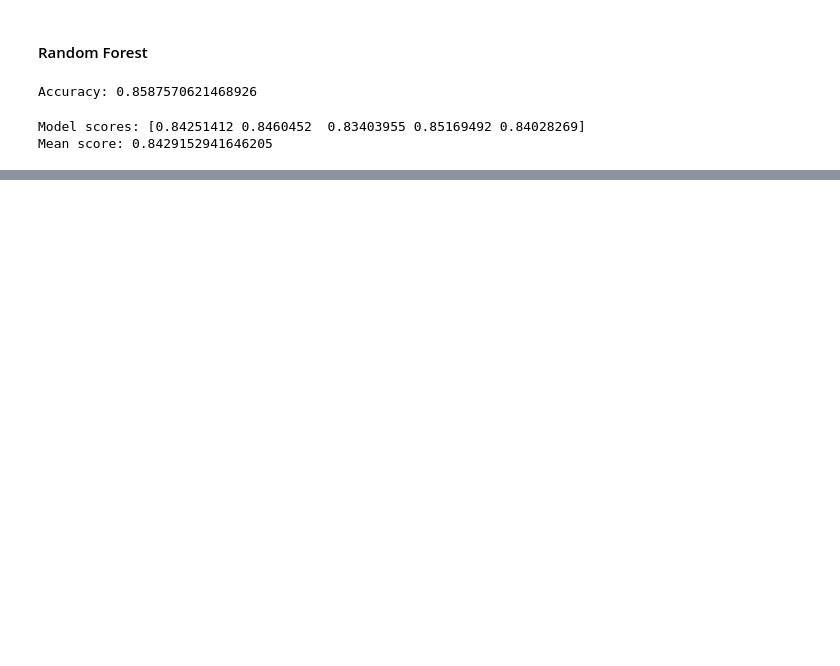
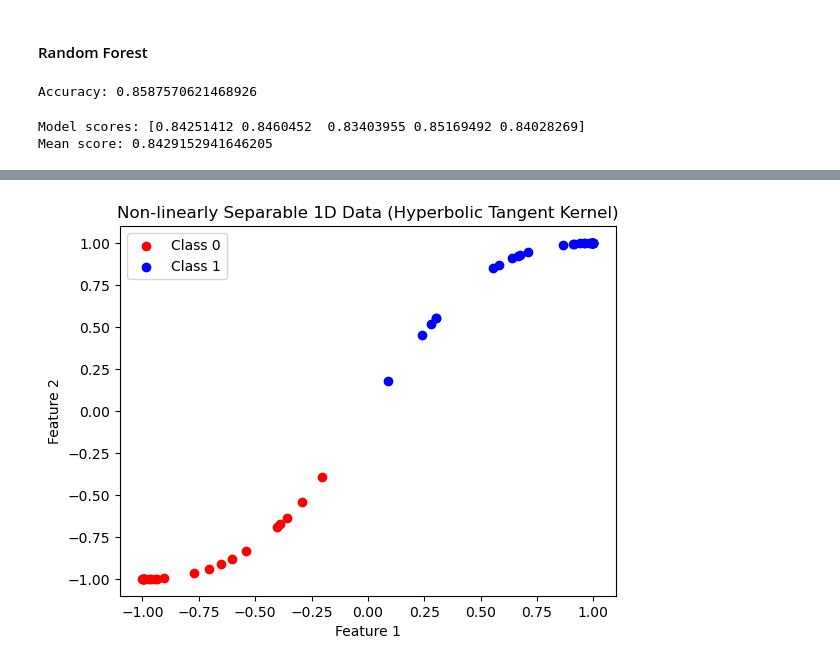
Before and after one commit to mgrana2/Logistic-and-Tree-Based-Models, a Jupyter notebook: SDatingModelComp.ipynb, the cells around one changed output, grey strips where cells are left out. Drawn from its saved outputs; the diff is of its cells as text; code cells hidden in the pictures; blank space fills up the shorter version.

```diff
--- a/SDatingModelComp.ipynb
+++ b/SDatingModelComp.ipynb
@@ -232,0 +359,27 @@ Mean score: 0.8429152941646205
+# %%
+def hyperbolic_tangent_kernel(X1, X2, alpha=1, beta=0):
+    return np.tanh(alpha * np.dot(X1, X2.T) + beta)
+
+# Compute kernel matrix
+# K = hyperbolic_tangent_kernel(X, X)
+
+# Project points into high-dimensional feature space
+Z = np.zeros((len(X), 10))
+for i in range(len(X)):
+    for j in range(10):
+        Z[i, j] = np.tanh(2 * (j+1) * X[i])
+
+# Plot points in feature space with different colors for each class
+plt.scatter(Z[y==0, 0], Z[y==0, 1], c='red', label='Class 0')
+plt.scatter(Z[y==1, 0], Z[y==1, 1], c='blue', label='Class 1')
+
+# Add legend and labels
+plt.legend()
+plt.xlabel('Feature 1')
+plt.ylabel('Feature 2')
+plt.title('Non-linearly Separable 1D Data (Hyperbolic Tangent Kernel)')
+
+# Display plot
+plt.show()
+# %% [output]
+[figure, added]
```
Also changed, not shown: parts of 29 cells of this notebook.
